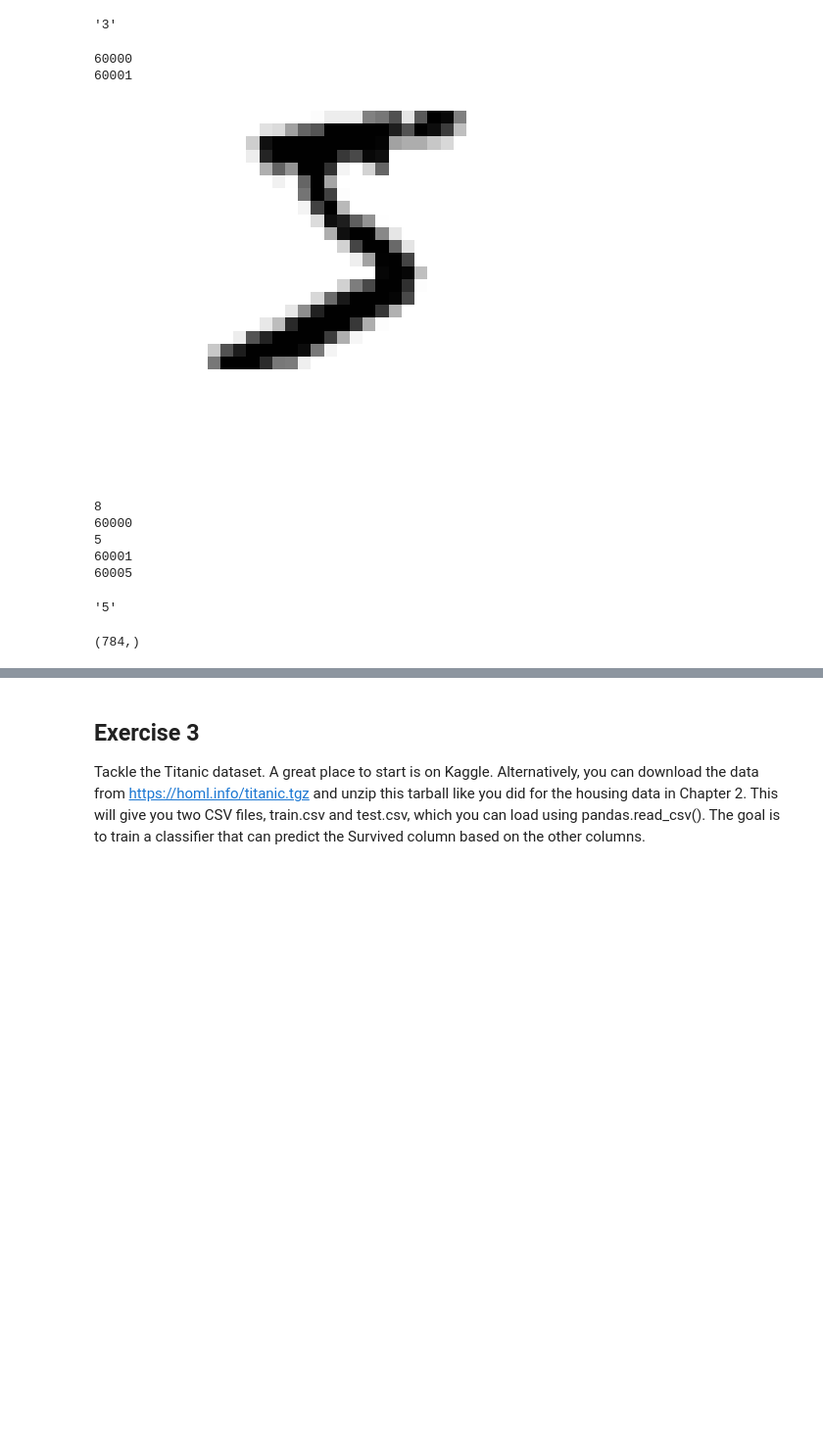
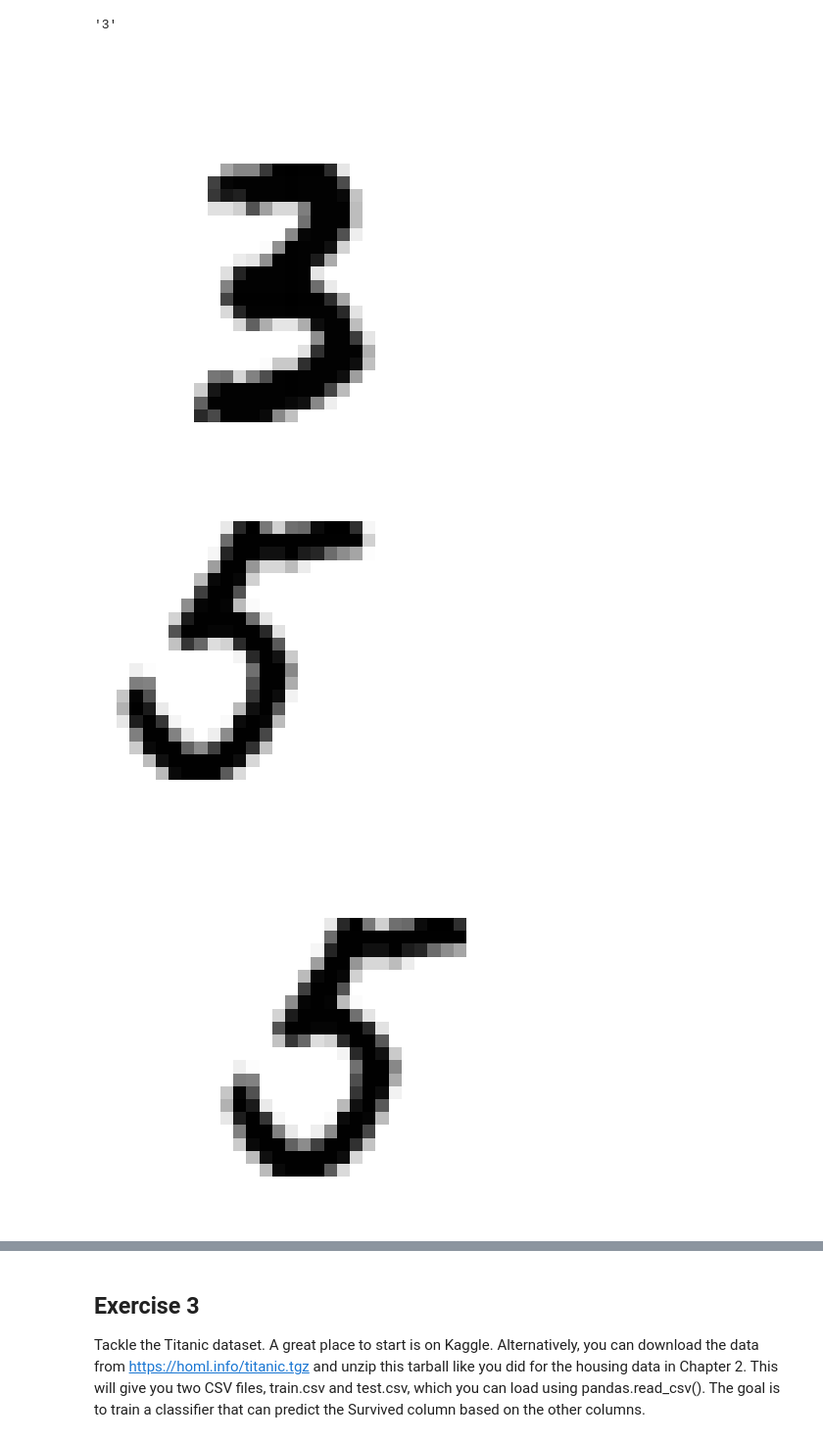
Before and after one commit to MiquelMarinoEspinosa/handson-ml3, a Jupyter notebook: 03_exercises.ipynb, the cells around one changed output, grey strips where cells are left out. Shown at 98% size. Saved outputs shown, nothing was run; the diff lists cells and outputs as text; code cells hidden in the pictures; blank space fills up the shorter version.

Commit message:
prepare arrays and code to finish image augmentation exercise 2

```diff
--- a/03_exercises.ipynb
+++ b/03_exercises.ipynb
@@ -1002,44 +995,11 @@ print(y_train_augmented_loaded.shape)
 y_train_augmented_loaded[278635]
 # %% [output]
 '3'
-# %%
-# new_image = new_image.reshape(1, 784)
-new_image = new_image.reshape(784)
-X_train_copy = X_train.copy()
-print(X_train_copy.shape[0])
-X_train_copy = np.vstack((X_train_copy, new_image))
-last_image = X_train_copy[-1]
-last_image.shape
-print(X_train_copy.shape[0])
-show_image(last_image.reshape(28,28))
-# %% [output]
-60000
-60001
-[figure, removed]
-# %%
-y_train_copy = y_train.copy()
-y_train_copy.shape
-print(y_train_copy[-1])
-print(y_train_copy.size)
-y_train_copy = np.append(y_train_copy, y_train[0])
-print(y_train_copy[-1])
-print(y_train_copy.size)
-y_train_copy = np.append(y_train_copy, np.full((4), y_train[0]))
-print(y_train_copy.size)
-y_train_copy[60004]
-# %% [output]
-8
-60000
-5
-60001
-60005
-'5'
-# %%
-image_test = X_train[0]
-image_test.shape
-image_test = image_test.reshape(28,28)
-image_test.shape
-image_test = image_test.reshape(784)
-image_test.shape
-# %% [output]
-(784,)
+# %%
+show_image(X_train_augmented_loaded[278635])
+show_image(X_train_augmented_loaded[278636])
+show_image(X_train_augmented_loaded[278637])
+# %% [output]
+[figure, added]
+[figure, added]
+[figure, added]
```
Also changed, not shown: parts of 15 cells of this notebook.
